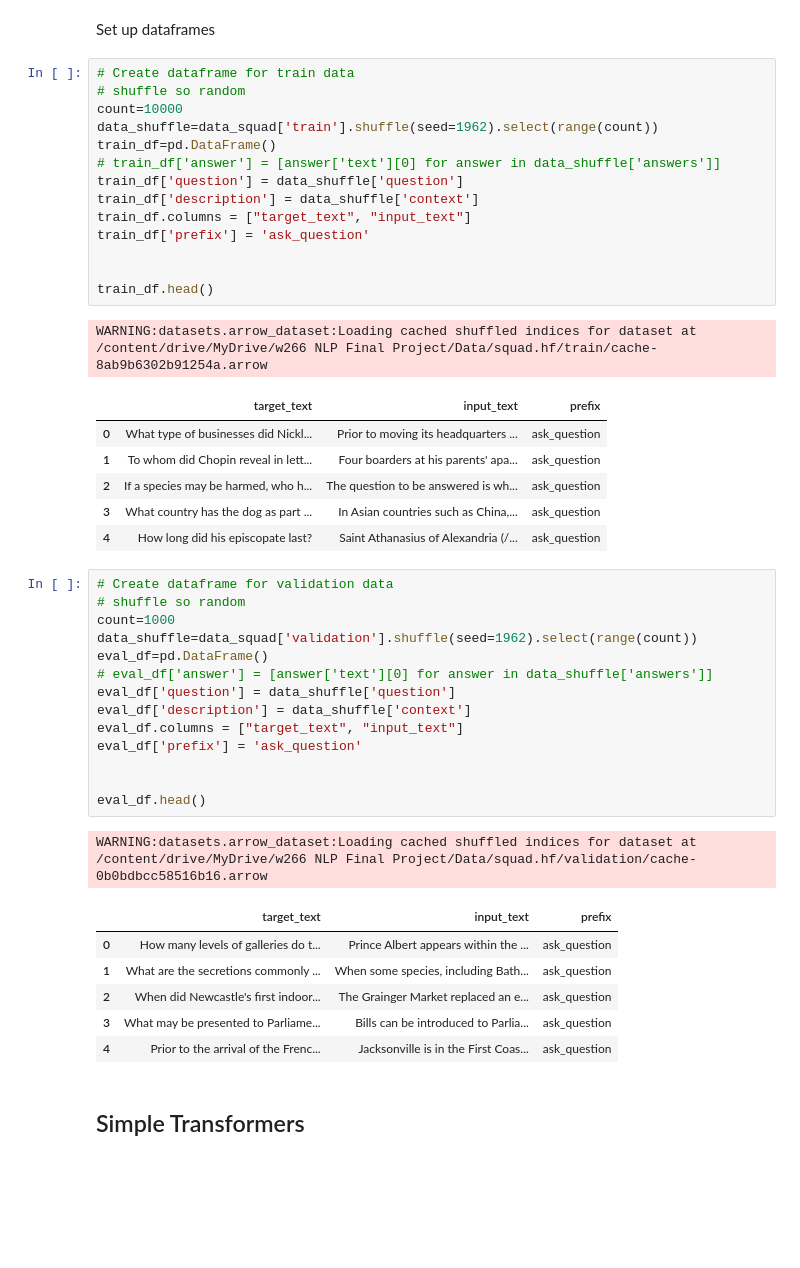
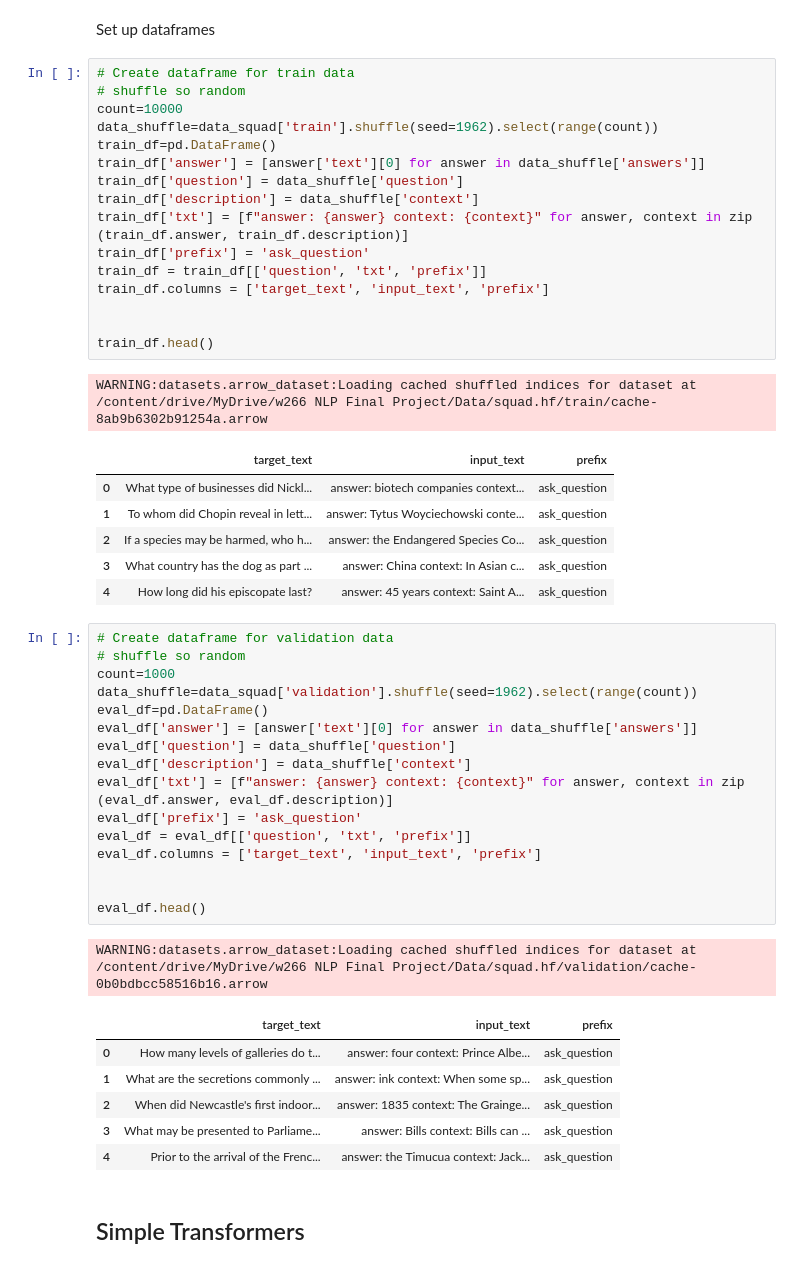
Before and after one commit to jeanlucjackson/w266_NLP_final_project, a Jupyter notebook: code/BB/bb_t5_simple_transformers.ipynb, the cells around one changed output. Drawn from its saved outputs; the diff is of its cells as text; blank space fills up the shorter version.

Commit message:
BB saving T5 simple transformers having answer and context for input text

```diff
--- a/code/BB/bb_t5_simple_transformers.ipynb
+++ b/code/BB/bb_t5_simple_transformers.ipynb
@@ -55,47 +55,51 @@ Set up dataframes
 # %%
 # Create dataframe for train data
 # shuffle so random
 count=10000
 data_shuffle=data_squad['train'].shuffle(seed=1962).select(range(count))
 train_df=pd.DataFrame()
-# train_df['answer'] = [answer['text'][0] for answer in data_shuffle['answers']]
+train_df['answer'] = [answer['text'][0] for answer in data_shuffle['answers']]
 train_df['question'] = data_shuffle['question']
 train_df['description'] = data_shuffle['context']
-train_df.columns = ["target_text", "input_text"]
+train_df['txt'] = [f"answer: {answer} context: {context}" for answer, context in zip (train_df.answer, train_df.description)]
 train_df['prefix'] = 'ask_question'
+train_df = train_df[['question', 'txt', 'prefix']]
+train_df.columns = ['target_text', 'input_text', 'prefix']
 
 
 train_df.head()
 # %% [output]
 WARNING:datasets.arrow_dataset:Loading cached shuffled indices for dataset at /content/drive/MyDrive/w266 NLP Final Project/Data/squad.hf/train/cache-8ab9b6302b91254a.arrow
 |  | target_text | input_text | prefix |
-| 0 | What type of businesses did Nickl... | Prior to moving its headquarters ... | ask_question |
-| 1 | To whom did Chopin reveal in lett... | Four boarders at his parents' apa... | ask_question |
-| 2 | If a species may be harmed, who h... | The question to be answered is wh... | ask_question |
-| 3 | What country has the dog as part ... | In Asian countries such as China,... | ask_question |
-| 4 | How long did his episcopate last? | Saint Athanasius of Alexandria (/... | ask_question |
+| 0 | What type of businesses did Nickl... | answer: biotech companies context... | ask_question |
+| 1 | To whom did Chopin reveal in lett... | answer: Tytus Woyciechowski conte... | ask_question |
+| 2 | If a species may be harmed, who h... | answer: the Endangered Species Co... | ask_question |
+| 3 | What country has the dog as part ... | answer: China context: In Asian c... | ask_question |
+| 4 | How long did his episcopate last? | answer: 45 years context: Saint A... | ask_question |
 # %%
 # Create dataframe for validation data
 # shuffle so random
 count=1000
 data_shuffle=data_squad['validation'].shuffle(seed=1962).select(range(count))
 eval_df=pd.DataFrame()
-# eval_df['answer'] = [answer['text'][0] for answer in data_shuffle['answers']]
+eval_df['answer'] = [answer['text'][0] for answer in data_shuffle['answers']]
 eval_df['question'] = data_shuffle['question']
 eval_df['description'] = data_shuffle['context']
-eval_df.columns = ["target_text", "input_text"]
+eval_df['txt'] = [f"answer: {answer} context: {context}" for answer, context in zip (eval_df.answer, eval_df.description)]
 eval_df['prefix'] = 'ask_question'
+eval_df = eval_df[['question', 'txt', 'prefix']]
+eval_df.columns = ['target_text', 'input_text', 'prefix']
 
 
 eval_df.head()
 # %% [output]
 WARNING:datasets.arrow_dataset:Loading cached shuffled indices for dataset at /content/drive/MyDrive/w266 NLP Final Project/Data/squad.hf/validation/cache-0b0bdbcc58516b16.arrow
 |  | target_text | input_text | prefix |
-| 0 | How many levels of galleries do t... | Prince Albert appears within the ... | ask_question |
-| 1 | What are the secretions commonly ... | When some species, including Bath... | ask_question |
-| 2 | When did Newcastle's first indoor... | The Grainger Market replaced an e... | ask_question |
-| 3 | What may be presented to Parliame... | Bills can be introduced to Parlia... | ask_question |
-| 4 | Prior to the arrival of the Frenc... | Jacksonville is in the First Coas... | ask_question |
+| 0 | How many levels of galleries do t... | answer: four context: Prince Albe... | ask_question |
+| 1 | What are the secretions commonly ... | answer: ink context: When some sp... | ask_question |
+| 2 | When did Newcastle's first indoor... | answer: 1835 context: The Grainge... | ask_question |
+| 3 | What may be presented to Parliame... | answer: Bills context: Bills can ... | ask_question |
+| 4 | Prior to the arrival of the Frenc... | answer: the Timucua context: Jack... | ask_question |
 # %% [markdown]
 ## Simple Transformers
 # %% [markdown]
```
Also changed, not shown: parts of 4 cells of this notebook.
